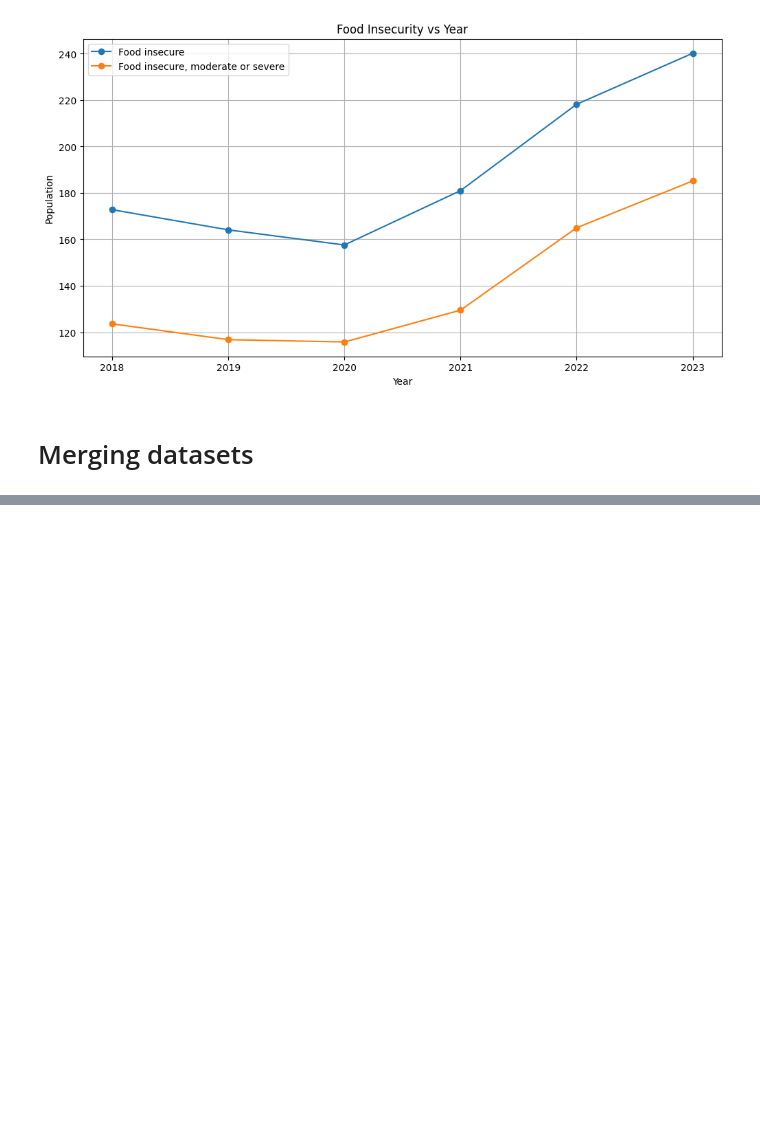
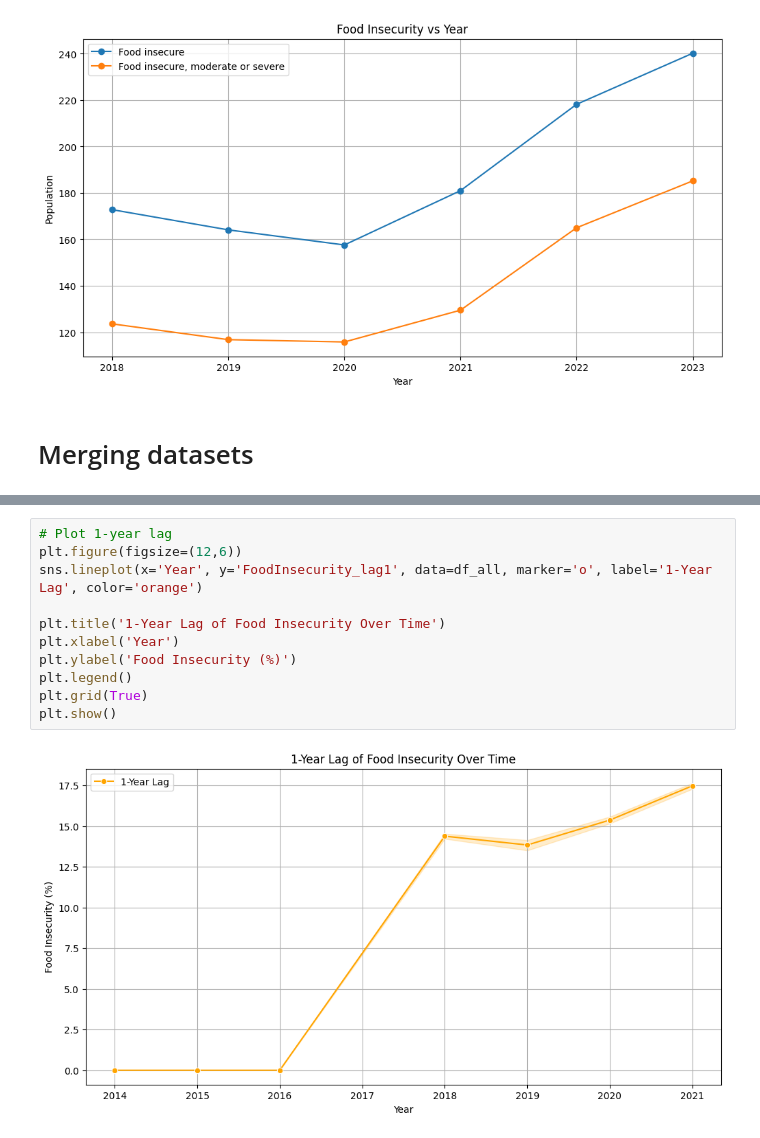
Before and after one commit to pheaktralean/ConcordIA, a Jupyter notebook: food_security_forecasting/food_security.ipynb, the cells around one changed output, grey strips where cells are left out. Cells and saved outputs as stored; diff of their text form; blank space fills up the shorter version.

```diff
--- a/food_security_forecasting/food_security.ipynb
+++ b/food_security_forecasting/food_security.ipynb
@@ -647,0 +576,13 @@ plt.show()
+# %%
+# Plot 1-year lag
+plt.figure(figsize=(12,6))
+sns.lineplot(x='Year', y='FoodInsecurity_lag1', data=df_all, marker='o', label='1-Year Lag', color='orange')
+
+plt.title('1-Year Lag of Food Insecurity Over Time')
+plt.xlabel('Year')
+plt.ylabel('Food Insecurity (%)')
+plt.legend()
+plt.grid(True)
+plt.show()
+# %% [output]
+[figure, added]
```
Also changed, not shown: parts of 50 cells of this notebook.
